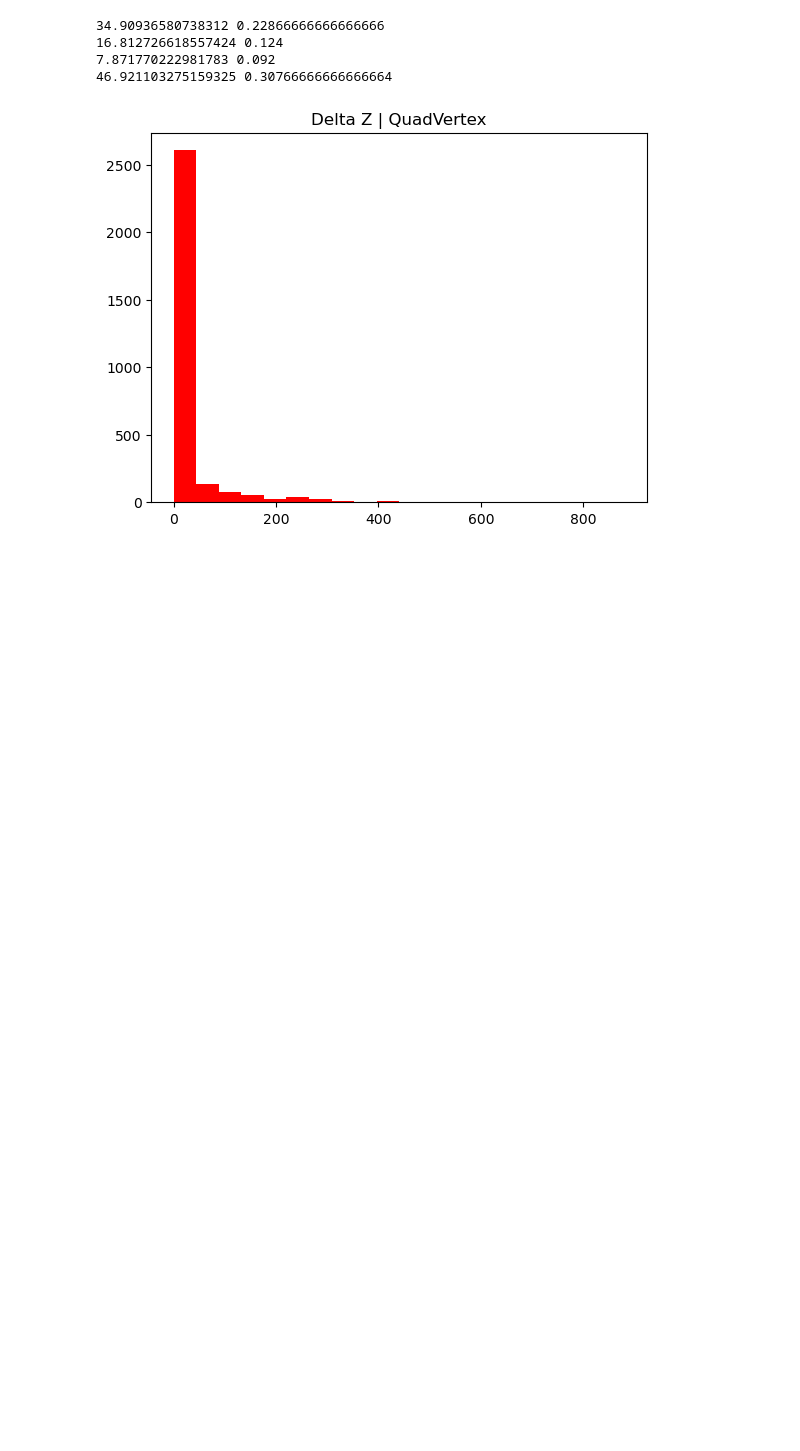
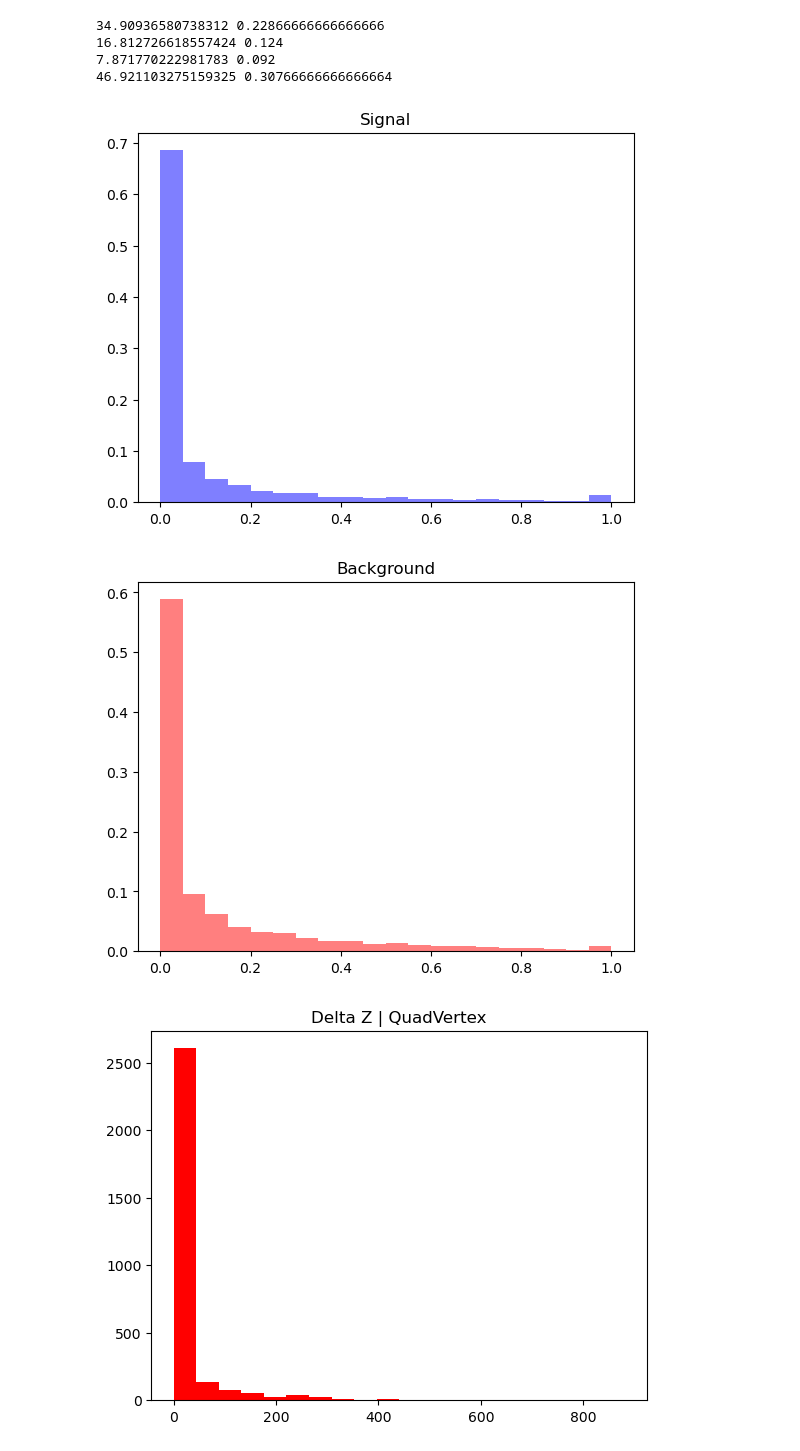
Before and after one commit to Alex-Garratt/PX402---Physics-Project-Repository, a Jupyter notebook: Performance Characterisation.ipynb, the cells around one changed output. Cells and saved outputs as stored; diff of their text form; code cells hidden in the pictures; blank space fills up the shorter version.

```diff
--- a/Performance Characterisation.ipynb
+++ b/Performance Characterisation.ipynb
@@ -146,7 +146,7 @@ print(find_least_z("u", 14))
 # %% [output]
 (207.50511, 13.201195, 207.9246)
 # %%
-def create_least_z_metrics(sample):
+def create_least_z_metrics_2D(sample):
     x_hist_data = [None] * len(sample)
     z_hist_data = [None] * len(sample)
     r_hist_data = [None] * len(sample)
@@ -589,0 +646,5 @@ def create_quadvertex_metrics_2D(plane, sample):
+# %%
+total_signal, total_back, x, y = findfourpointpdf("u", sample)
+# %% [output]
+[figure, added]
+[figure, added]
```
Also changed, not shown: parts of 22 cells of this notebook, 5 other files.
